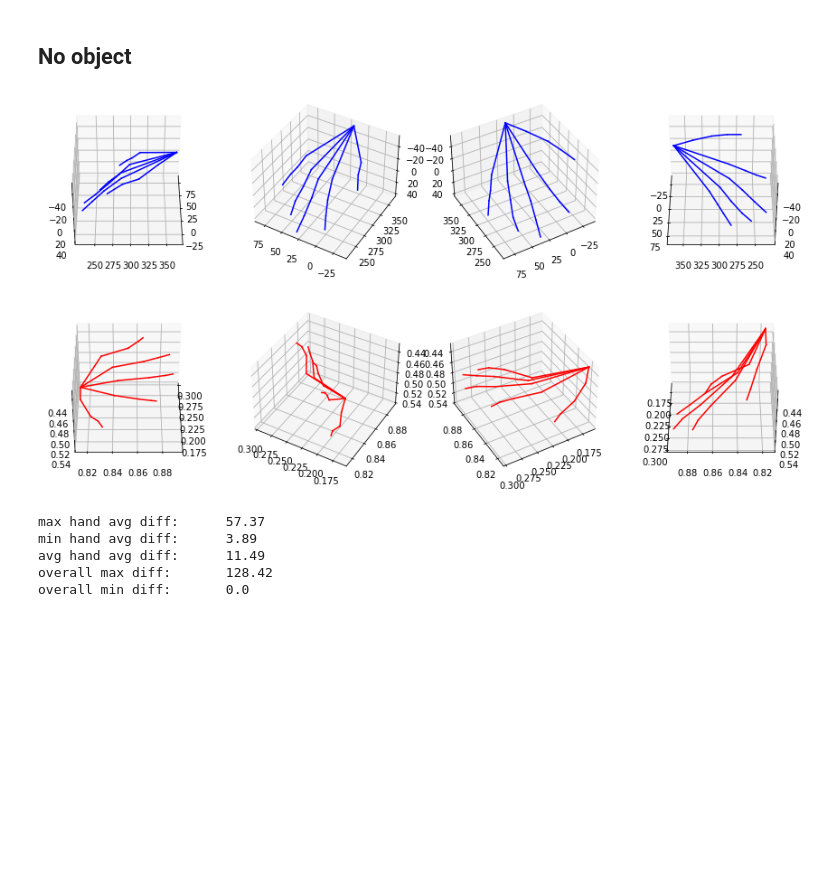
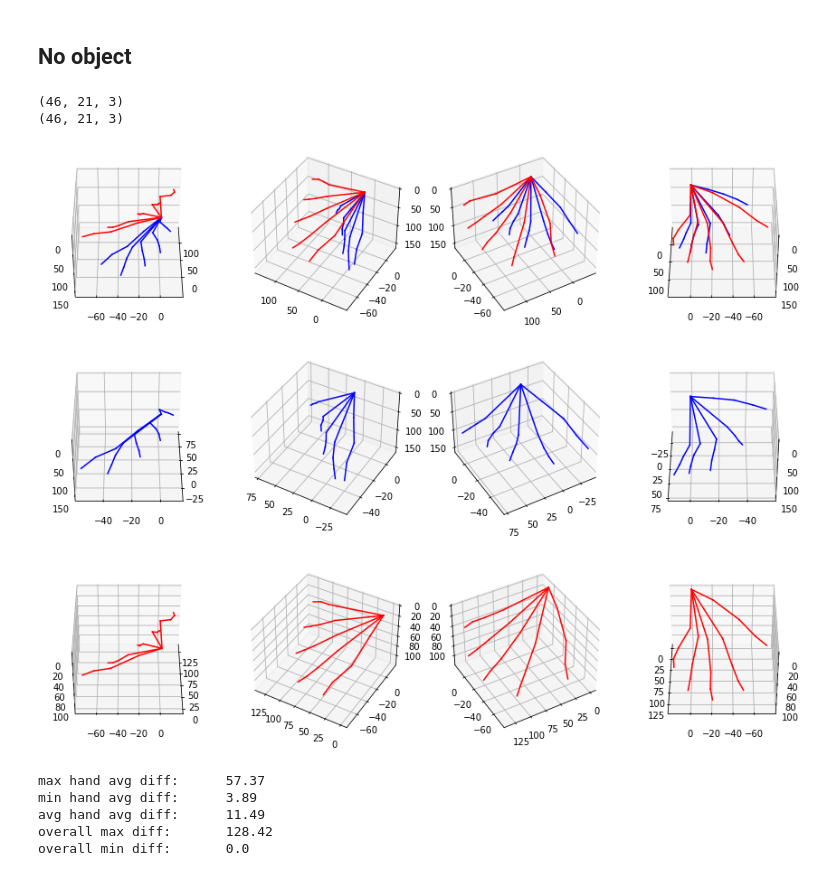
Before and after one commit to tammmyz/HoloLensHandPoseEvaluator, a Jupyter notebook: Evaluation/eval.ipynb, the cells around one changed output. Saved outputs shown, nothing was run; the diff lists cells and outputs as text; code cells hidden in the pictures; blank space fills up the shorter version.

Commit message:
Add transformation to normalize hand position in space for comparison

```diff
--- a/Evaluation/eval.ipynb
+++ b/Evaluation/eval.ipynb
@@ -45,16 +60,23 @@ overall min diff:       0.02
 ## No object
 # %%
 # Get data corresponding to the block
-gt = get_ground_truth_data_list('test_data/No_object_joints.csv')
-data = get_recorded_data_list('test_data/2024-07-24-test_20240724_113055.json', 6409, 46)
+gt, gt_df = get_ground_truth_data('data/test/No_object_joints.csv')
+data, data_df = get_recorded_data('data/test/2024-07-24-test_20240724_113055.json', 6409, 46)
 # %%
-visualize_hand(gt[0])
+vis_gt = transform_data(gt, convert_to_mm=False)
+vis_data = transform_data(data)
 # %% [output]
-[figure, removed]
+(46, 21, 3)
+(46, 21, 3)
 # %%
-visualize_hand(data[0], 'r')
+i = 0
+visualize_hands([vis_gt[i], vis_data[i]])
+visualize_hands([vis_gt[i]])
+visualize_hands([vis_data[i]], styles=['r'])
 # %% [output]
-[figure, old version]
+[figure, new version]
+[figure, added]
+[figure, added]
 # %%
 avg_diffs = []
 angle_diffs = []
```
Also changed, not shown: parts of 11 cells of this notebook, 7 other files.
